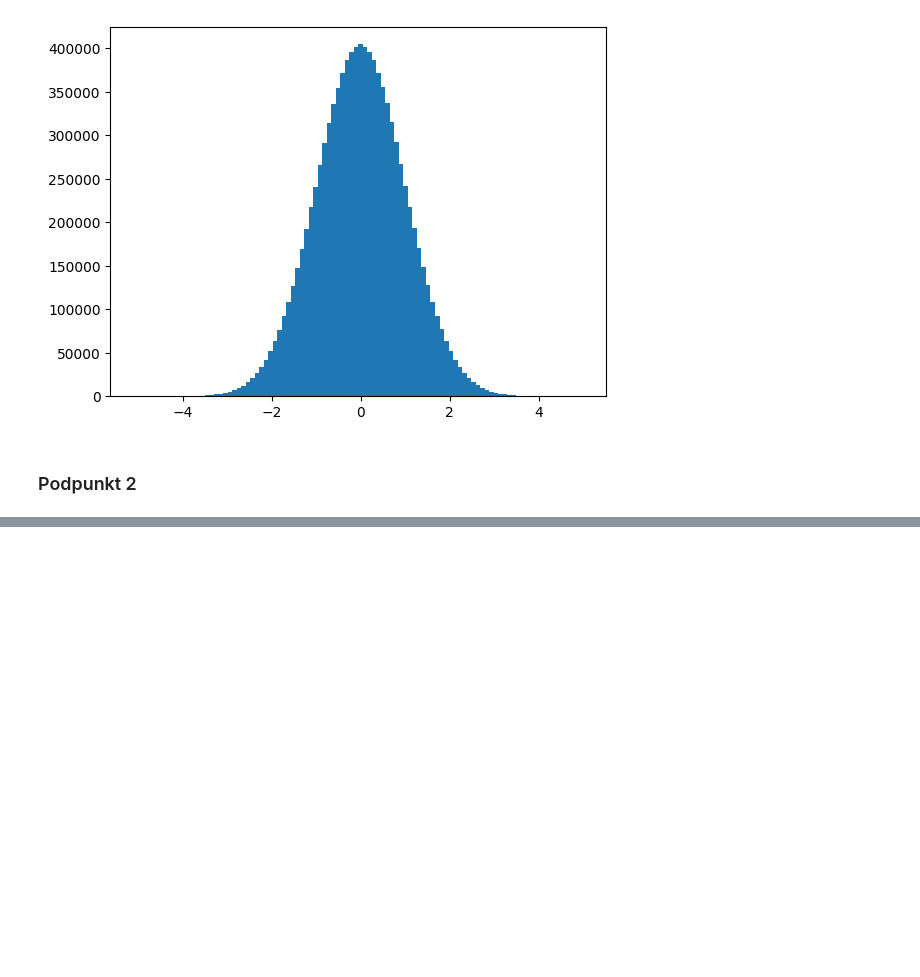
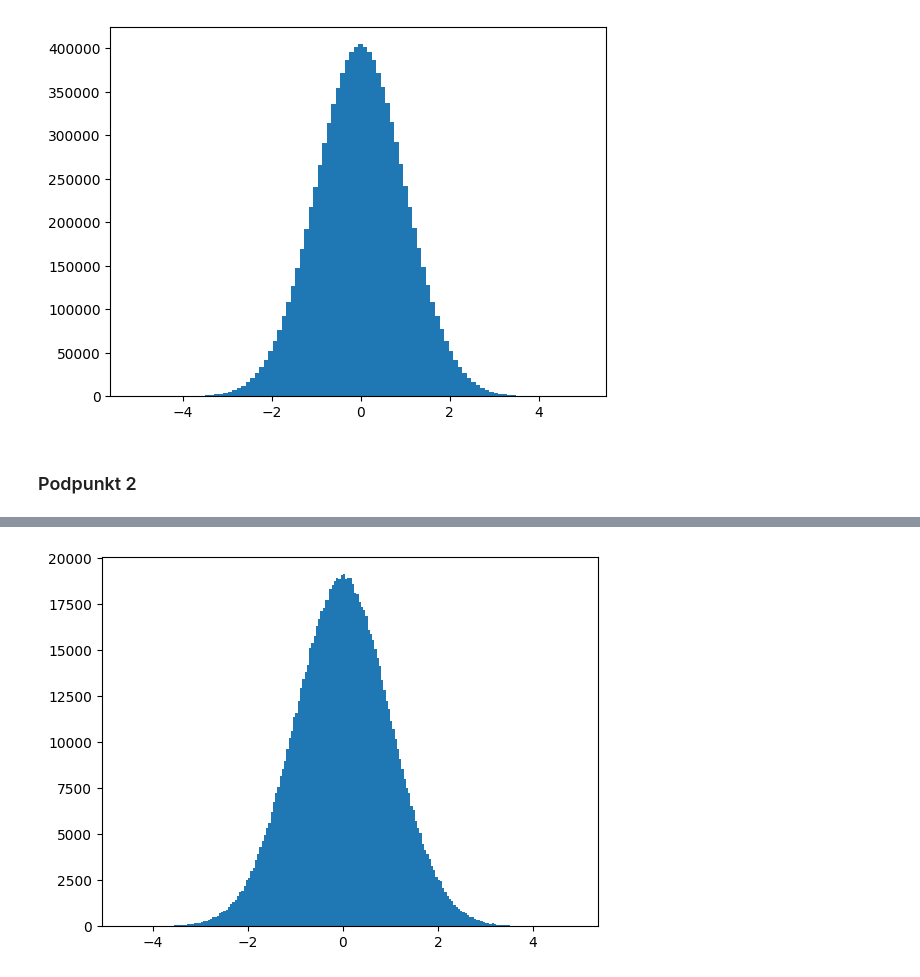
Before and after one commit to rektyyy/Artificial-Intelligence, a Jupyter notebook: ML/Assisgnment_1.ipynb, the cells around one changed output, grey strips where cells are left out. Cells and saved outputs as stored; diff of their text form; code cells hidden in the pictures; blank space fills up the shorter version.

```diff
--- a/ML/Assisgnment_1.ipynb
+++ b/ML/Assisgnment_1.ipynb
@@ -648,0 +649,5 @@ ModuleNotFoundError: No module named 'scipy'
+# %%
+plt.hist(np.random.randn(10**6), bins=200)
+plt.show()
+# %% [output]
+[figure, added]
```
Also changed, not shown: parts of 24 cells of this notebook.
